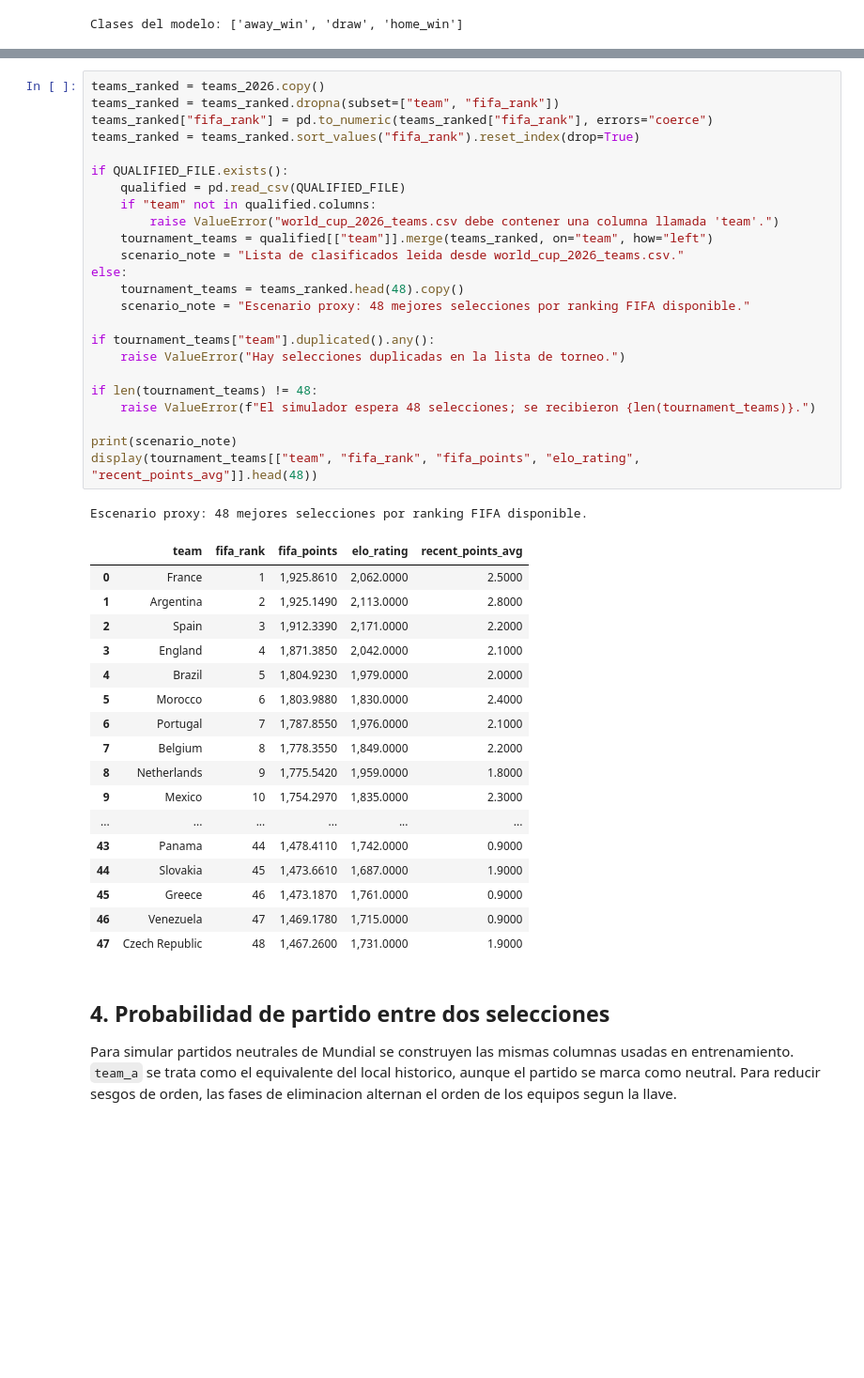
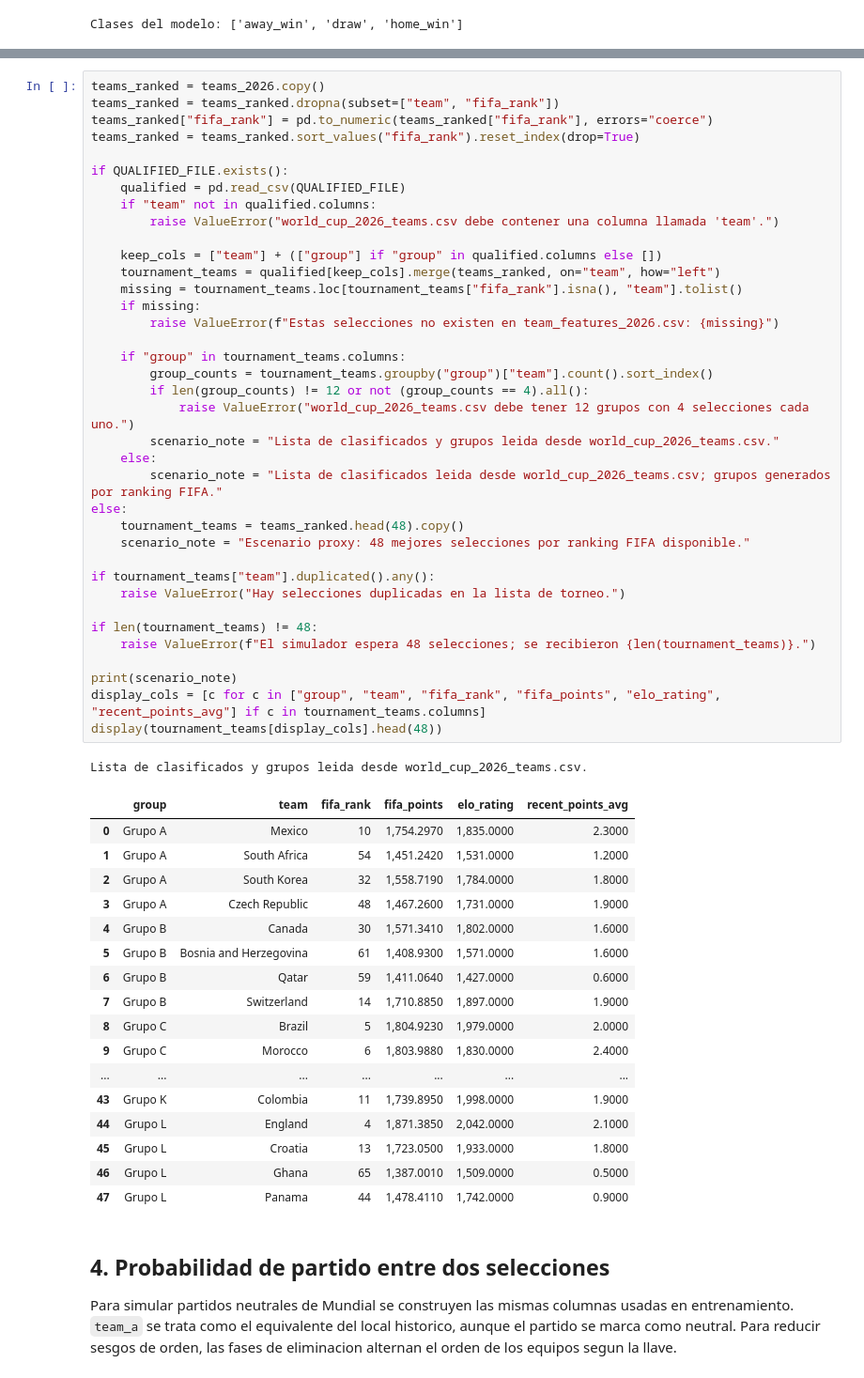
Before and after one commit to rodrigohernandezm/Proyecto_Mineria_Avanzada, a Jupyter notebook: notebooks/02_modelo_predictivo.ipynb, the cells around one changed output, grey strips where cells are left out. Shown at 94% size. Saved outputs shown, nothing was run; the diff lists cells and outputs as text; blank space fills up the shorter version.

```diff
--- a/notebooks/02_modelo_predictivo.ipynb
+++ b/notebooks/02_modelo_predictivo.ipynb
@@ -213,46 +213,59 @@ Si existe `data/processed/world_cup_2026_teams.csv`, se usa como lista oficial d
 # %%
 teams_ranked = teams_2026.copy()
 teams_ranked = teams_ranked.dropna(subset=["team", "fifa_rank"])
 teams_ranked["fifa_rank"] = pd.to_numeric(teams_ranked["fifa_rank"], errors="coerce")
 teams_ranked = teams_ranked.sort_values("fifa_rank").reset_index(drop=True)
 
 if QUALIFIED_FILE.exists():
     qualified = pd.read_csv(QUALIFIED_FILE)
     if "team" not in qualified.columns:
         raise ValueError("world_cup_2026_teams.csv debe contener una columna llamada 'team'.")
-    tournament_teams = qualified[["team"]].merge(teams_ranked, on="team", how="left")
-    scenario_note = "Lista de clasificados leida desde world_cup_2026_teams.csv."
+
+    keep_cols = ["team"] + (["group"] if "group" in qualified.columns else [])
+    tournament_teams = qualified[keep_cols].merge(teams_ranked, on="team", how="left")
+    missing = tournament_teams.loc[tournament_teams["fifa_rank"].isna(), "team"].tolist()
+    if missing:
+        raise ValueError(f"Estas selecciones no existen en team_features_2026.csv: {missing}")
+
+    if "group" in tournament_teams.columns:
+        group_counts = tournament_teams.groupby("group")["team"].count().sort_index()
+        if len(group_counts) != 12 or not (group_counts == 4).all():
+            raise ValueError("world_cup_2026_teams.csv debe tener 12 grupos con 4 selecciones cada uno.")
+        scenario_note = "Lista de clasificados y grupos leida desde world_cup_2026_teams.csv."
+    else:
+        scenario_note = "Lista de clasificados leida desde world_cup_2026_teams.csv; grupos generados por ranking FIFA."
 else:
     tournament_teams = teams_ranked.head(48).copy()
     scenario_note = "Escenario proxy: 48 mejores selecciones por ranking FIFA disponible."
 
 if tournament_teams["team"].duplicated().any():
     raise ValueError("Hay selecciones duplicadas en la lista de torneo.")
 
 if len(tournament_teams) != 48:
     raise ValueError(f"El simulador espera 48 selecciones; se recibieron {len(tournament_teams)}.")
 
 print(scenario_note)
-display(tournament_teams[["team", "fifa_rank", "fifa_points", "elo_rating", "recent_points_avg"]].head(48))
+display_cols = [c for c in ["group", "team", "fifa_rank", "fifa_points", "elo_rating", "recent_points_avg"] if c in tournament_teams.columns]
+display(tournament_teams[display_cols].head(48))
 # %% [output]
-Escenario proxy: 48 mejores selecciones por ranking FIFA disponible.
+Lista de clasificados y grupos leida desde world_cup_2026_teams.csv.
-|  | team | fifa_rank | fifa_points | elo_rating | recent_points_avg |
-| 0 | France | 1 | 1,925.8610 | 2,062.0000 | 2.5000 |
-| 1 | Argentina | 2 | 1,925.1490 | 2,113.0000 | 2.8000 |
-| 2 | Spain | 3 | 1,912.3390 | 2,171.0000 | 2.2000 |
-| 3 | England | 4 | 1,871.3850 | 2,042.0000 | 2.1000 |
-| 4 | Brazil | 5 | 1,804.9230 | 1,979.0000 | 2.0000 |
-| 5 | Morocco | 6 | 1,803.9880 | 1,830.0000 | 2.4000 |
-| 6 | Portugal | 7 | 1,787.8550 | 1,976.0000 | 2.1000 |
-| 7 | Belgium | 8 | 1,778.3550 | 1,849.0000 | 2.2000 |
-| 8 | Netherlands | 9 | 1,775.5420 | 1,959.0000 | 1.8000 |
-| 9 | Mexico | 10 | 1,754.2970 | 1,835.0000 | 2.3000 |
-| ... | ... | ... | ... | ... | ... |
-| 43 | Panama | 44 | 1,478.4110 | 1,742.0000 | 0.9000 |
-| 44 | Slovakia | 45 | 1,473.6610 | 1,687.0000 | 1.9000 |
-| 45 | Greece | 46 | 1,473.1870 | 1,761.0000 | 0.9000 |
-| 46 | Venezuela | 47 | 1,469.1780 | 1,715.0000 | 0.9000 |
-| 47 | Czech Republic | 48 | 1,467.2600 | 1,731.0000 | 1.9000 |
+|  | group | team | fifa_rank | fifa_points | elo_rating | recent_points_avg |
+| 0 | Grupo A | Mexico | 10 | 1,754.2970 | 1,835.0000 | 2.3000 |
+| 1 | Grupo A | South Africa | 54 | 1,451.2420 | 1,531.0000 | 1.2000 |
+| 2 | Grupo A | South Korea | 32 | 1,558.7190 | 1,784.0000 | 1.8000 |
+| 3 | Grupo A | Czech Republic | 48 | 1,467.2600 | 1,731.0000 | 1.9000 |
+| 4 | Grupo B | Canada | 30 | 1,571.3410 | 1,802.0000 | 1.6000 |
+| 5 | Grupo B | Bosnia and Herzegovina | 61 | 1,408.9300 | 1,571.0000 | 1.6000 |
+| 6 | Grupo B | Qatar | 59 | 1,411.0640 | 1,427.0000 | 0.6000 |
+| 7 | Grupo B | Switzerland | 14 | 1,710.8850 | 1,897.0000 | 1.9000 |
+| 8 | Grupo C | Brazil | 5 | 1,804.9230 | 1,979.0000 | 2.0000 |
+| 9 | Grupo C | Morocco | 6 | 1,803.9880 | 1,830.0000 | 2.4000 |
+| ... | ... | ... | ... | ... | ... | ... |
+| 43 | Grupo K | Colombia | 11 | 1,739.8950 | 1,998.0000 | 1.9000 |
+| 44 | Grupo L | England | 4 | 1,871.3850 | 2,042.0000 | 2.1000 |
+| 45 | Grupo L | Croatia | 13 | 1,723.0500 | 1,933.0000 | 1.8000 |
+| 46 | Grupo L | Ghana | 65 | 1,387.0010 | 1,509.0000 | 0.5000 |
+| 47 | Grupo L | Panama | 44 | 1,478.4110 | 1,742.0000 | 0.9000 |
 # %% [markdown]
 ## 4. Probabilidad de partido entre dos selecciones
 
```
Also changed, not shown: parts of 6 cells of this notebook, 4 other files.
